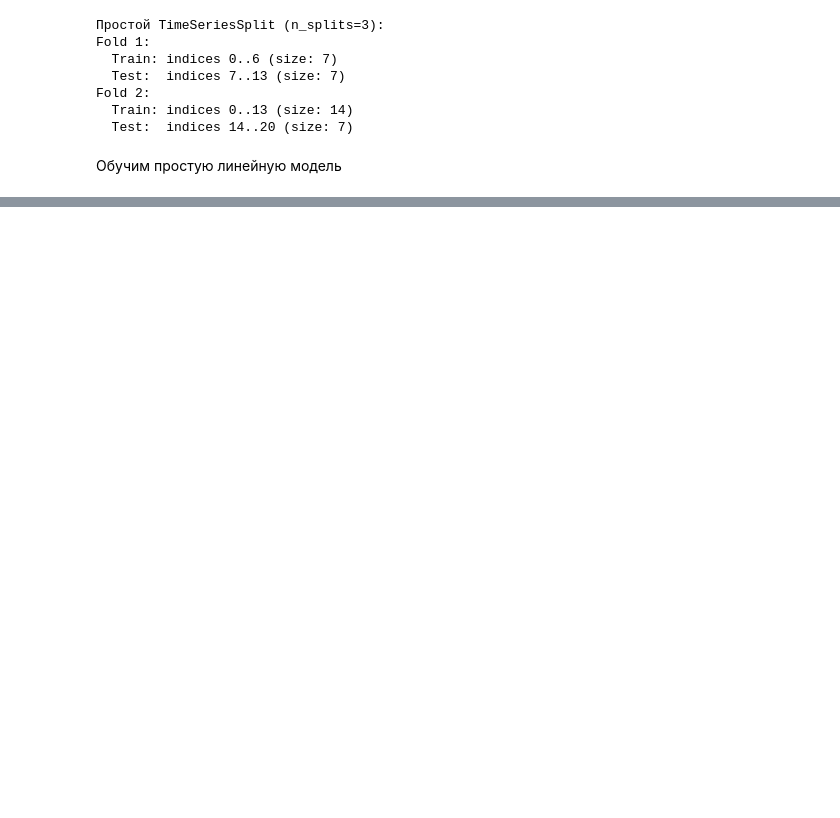
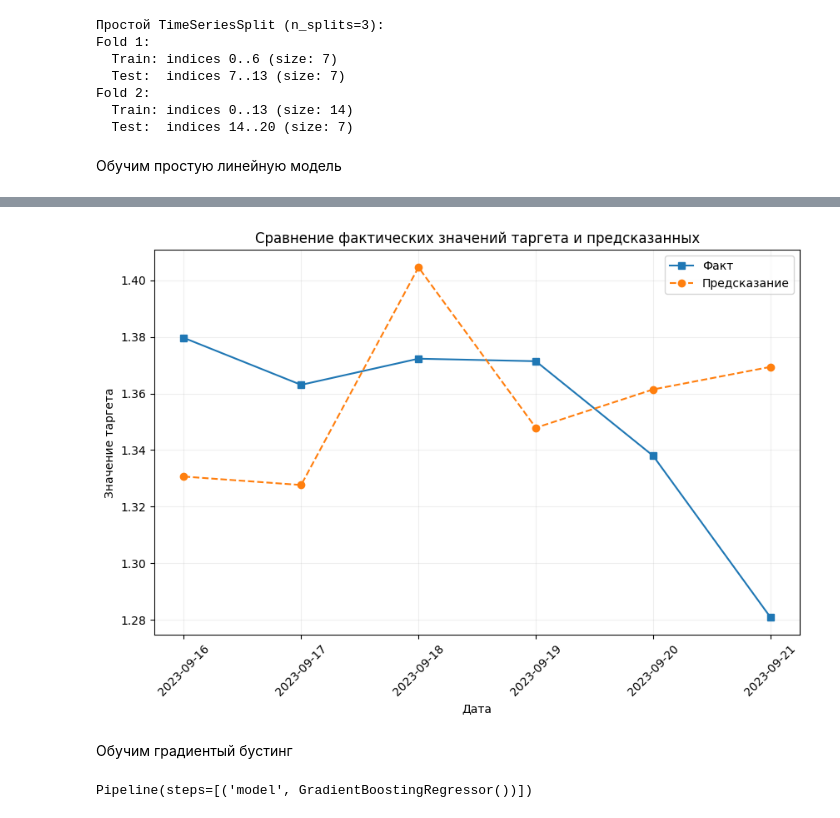
Before and after one commit to Poltava49/My_ML_practice, a Jupyter notebook: time_series/main.ipynb, the cells around one changed output, grey strips where cells are left out. Cells and saved outputs as stored; diff of their text form; code cells hidden in the pictures; blank space fills up the shorter version.

```diff
--- a/time_series/main.ipynb
+++ b/time_series/main.ipynb
@@ -368,0 +375,8 @@ plt.show()
+# %%
+from sklearn.ensemble import RandomForestRegressor
+
+pipe_random = Pipeline([('model', RandomForestRegressor())])
+
+pipe_random.fit(X_train, y_train)
+y_pred = pipe_random.predict(X_test)
+y_pred_train = pipe.predict(X_train)
@@ -368,0 +401,14 @@ plt.show()
+# %%
+check_model_prediction(test_data=X_test, y_test=y_test, y_pred=y_pred)
+# %% [output]
+[figure, added]
+# %% [markdown]
+Обучим градиентый бустинг
+# %%
+from sklearn.ensemble import GradientBoostingRegressor
+
+pipe_grad_boost = Pipeline([('model', GradientBoostingRegressor())])
+
+pipe_grad_boost.fit(X_train, y_train)
+# %% [output]
+Pipeline(steps=[('model', GradientBoostingRegressor())])
```
Also changed, not shown: parts of 11 cells of this notebook.
